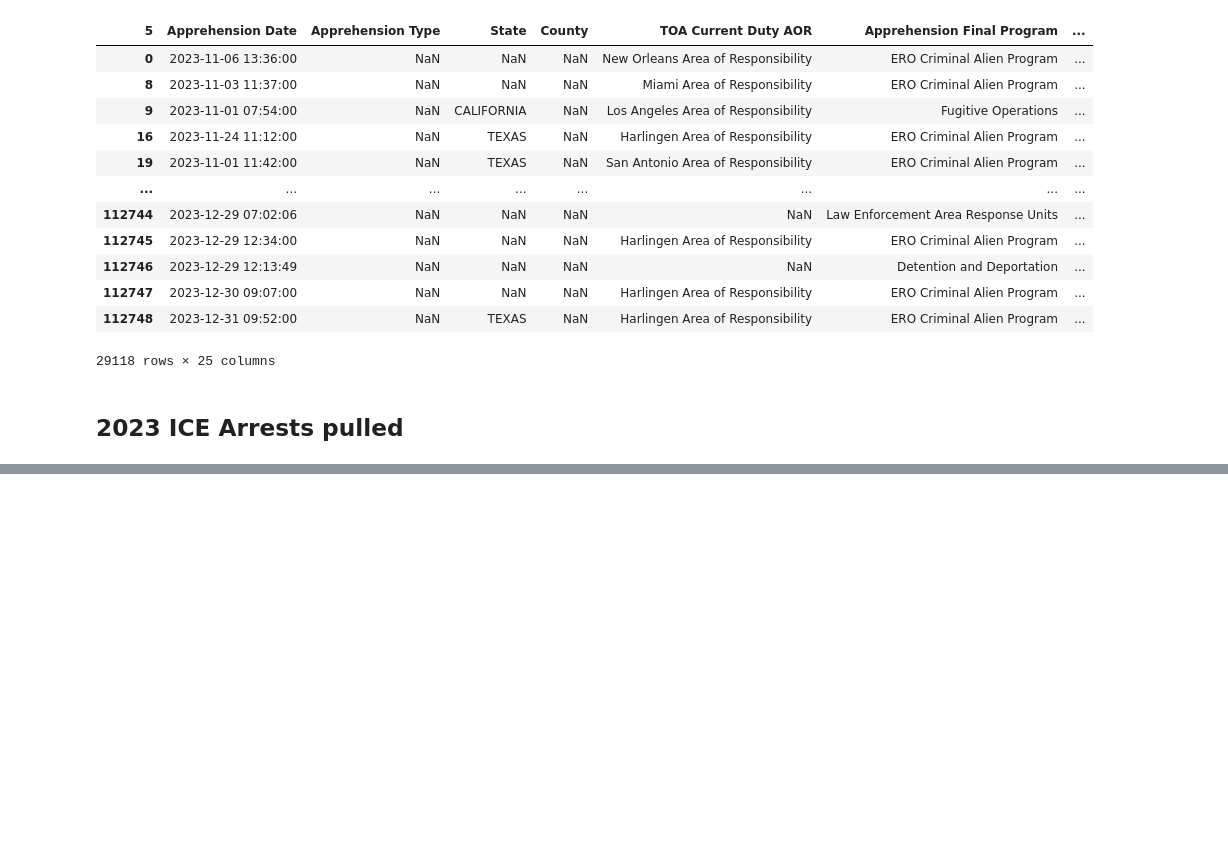
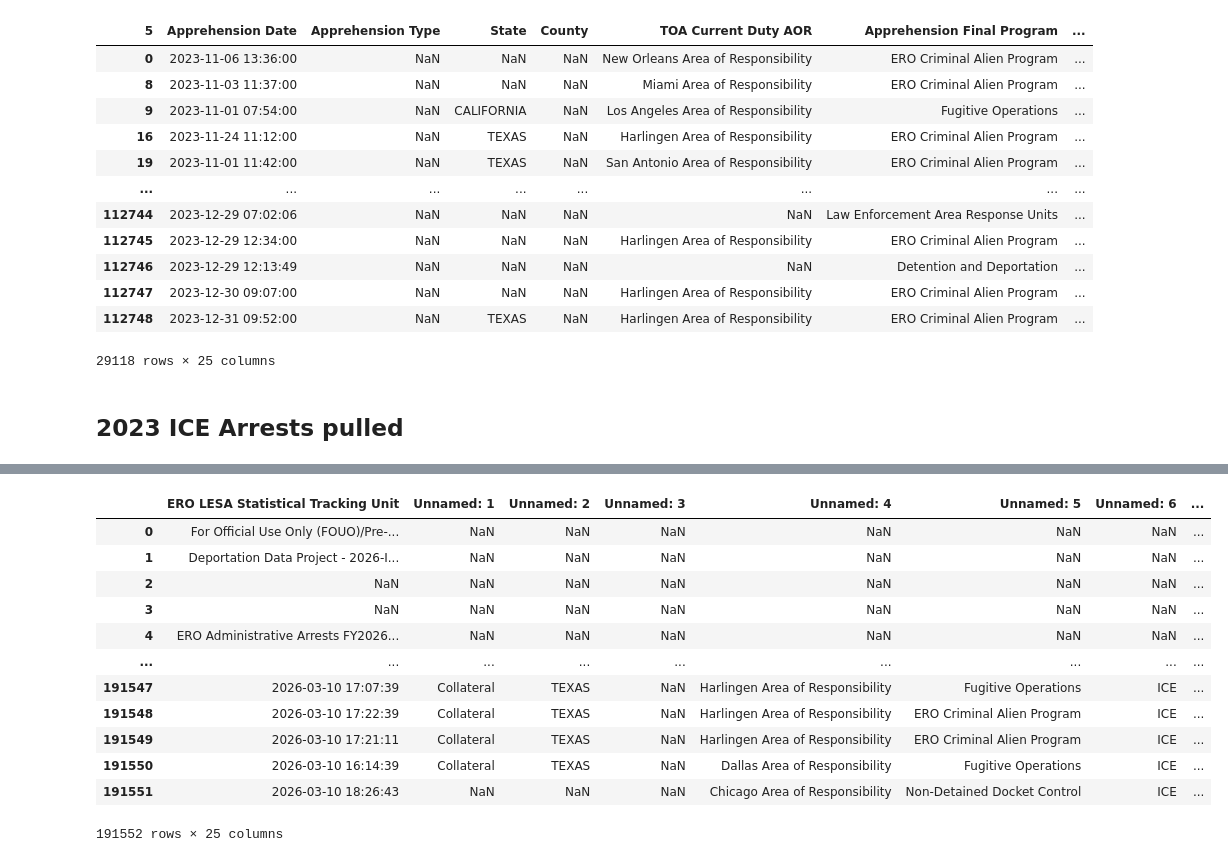
Before and after one commit to sajinashresthacoding/CLEANED-ICEarrests-Albany, a Jupyter notebook: All years ICE Arrests pull.ipynb, the cells around one changed output, grey strips where cells are left out. Cells and saved outputs as stored; diff of their text form; code cells hidden in the pictures; blank space fills up the shorter version.

```diff
--- a/2022 and 2023 ICE Arrests pull.ipynb
+++ b/All years ICE Arrests pull.ipynb
@@ -266,0 +463,19 @@ df_2023pt2.to_csv('FilteredData/2023ICEArrestsDataPT.2.csv', index=False)
+# %%
+#Now let's check 2025 arrests in file 4
+## let's pull data that i have downloaded. starting with the first file
+df4 = pd.read_excel('/Users/sajinashrestha/Documents/dataProjects/WAMC/ICE Arrests/CLEANED-ICEarrests-Albany/RawData/2026-ICLI-00005_Arrests_FY26_20260311_Redacted.xlsx')
+df4
+# %% [output]
+|  | ERO LESA Statistical Tracking Unit | Unnamed: 1 | Unnamed: 2 | Unnamed: 3 | Unnamed: 4 | Unnamed: 5 | Unnamed: 6 | ... |
+| 0 | For Official Use Only (FOUO)/Pre-... | NaN | NaN | NaN | NaN | NaN | NaN | ... |
+| 1 | Deportation Data Project - 2026-I... | NaN | NaN | NaN | NaN | NaN | NaN | ... |
+| 2 | NaN | NaN | NaN | NaN | NaN | NaN | NaN | ... |
+| 3 | NaN | NaN | NaN | NaN | NaN | NaN | NaN | ... |
+| 4 | ERO Administrative Arrests FY2026... | NaN | NaN | NaN | NaN | NaN | NaN | ... |
+| ... | ... | ... | ... | ... | ... | ... | ... | ... |
+| 191547 | 2026-03-10 17:07:39 | Collateral | TEXAS | NaN | Harlingen Area of Responsibility | Fugitive Operations | ICE | ... |
+| 191548 | 2026-03-10 17:22:39 | Collateral | TEXAS | NaN | Harlingen Area of Responsibility | ERO Criminal Alien Program | ICE | ... |
+| 191549 | 2026-03-10 17:21:11 | Collateral | TEXAS | NaN | Harlingen Area of Responsibility | ERO Criminal Alien Program | ICE | ... |
+| 191550 | 2026-03-10 16:14:39 | Collateral | TEXAS | NaN | Dallas Area of Responsibility | Fugitive Operations | ICE | ... |
+| 191551 | 2026-03-10 18:26:43 | NaN | NaN | NaN | Chicago Area of Responsibility | Non-Detained Docket Control | ICE | ... |
+191552 rows × 25 columns
```
Also changed, not shown: parts of 16 cells of this notebook.
